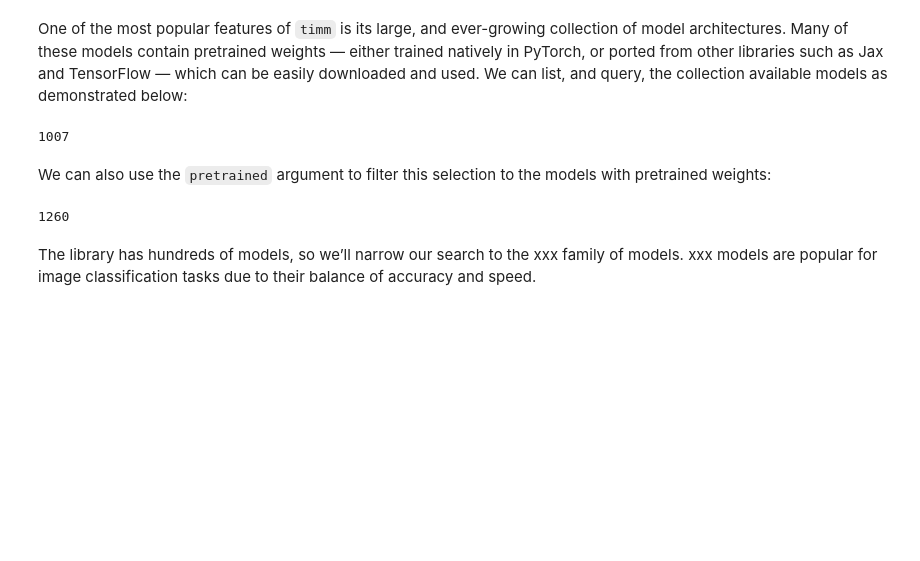
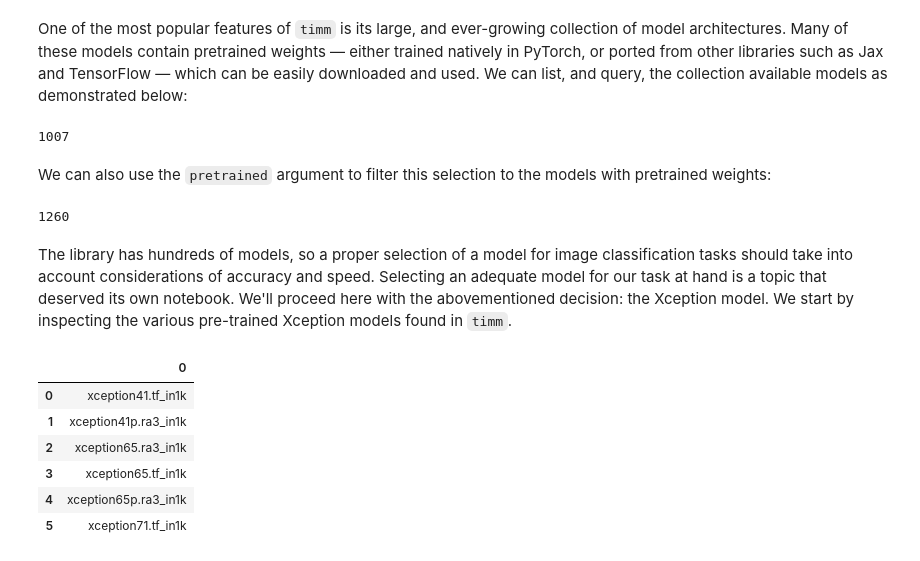
Before and after one commit to alexrodpas/ML-Projects, a Jupyter notebook: COVID19-Dtct-XRay.ipynb, the cells around one changed output. Saved outputs shown, nothing was run; the diff lists cells and outputs as text; code cells hidden in the pictures; blank space fills up the shorter version.

```diff
--- a/COVID19-Dtct-XRay.ipynb
+++ b/COVID19-Dtct-XRay.ipynb
@@ -277,4 +278,14 @@ len(timm.list_models(pretrained=True))
 # %% [output]
 1260
 # %% [markdown]
-The library has hundreds of models, so we’ll narrow our search to the xxx family of models. xxx models are popular for image classification tasks due to their balance of accuracy and speed.
+The library has hundreds of models, so a proper selection of a model for image classification tasks should take into account considerations of accuracy and speed. Selecting an adequate model for our task at hand is a topic that deserved its own notebook. We'll proceed here with the abovementioned decision: the Xception model. We start by inspecting the various pre-trained Xception models found in `timm`.
+# %%
+pd.DataFrame(timm.list_models('xception*', pretrained=True))
+# %% [output]
+|  | 0 |
+| 0 | xception41.tf_in1k |
+| 1 | xception41p.ra3_in1k |
+| 2 | xception65.ra3_in1k |
+| 3 | xception65.tf_in1k |
+| 4 | xception65p.ra3_in1k |
+| 5 | xception71.tf_in1k |
```
Also changed, not shown: parts of 11 cells of this notebook.
